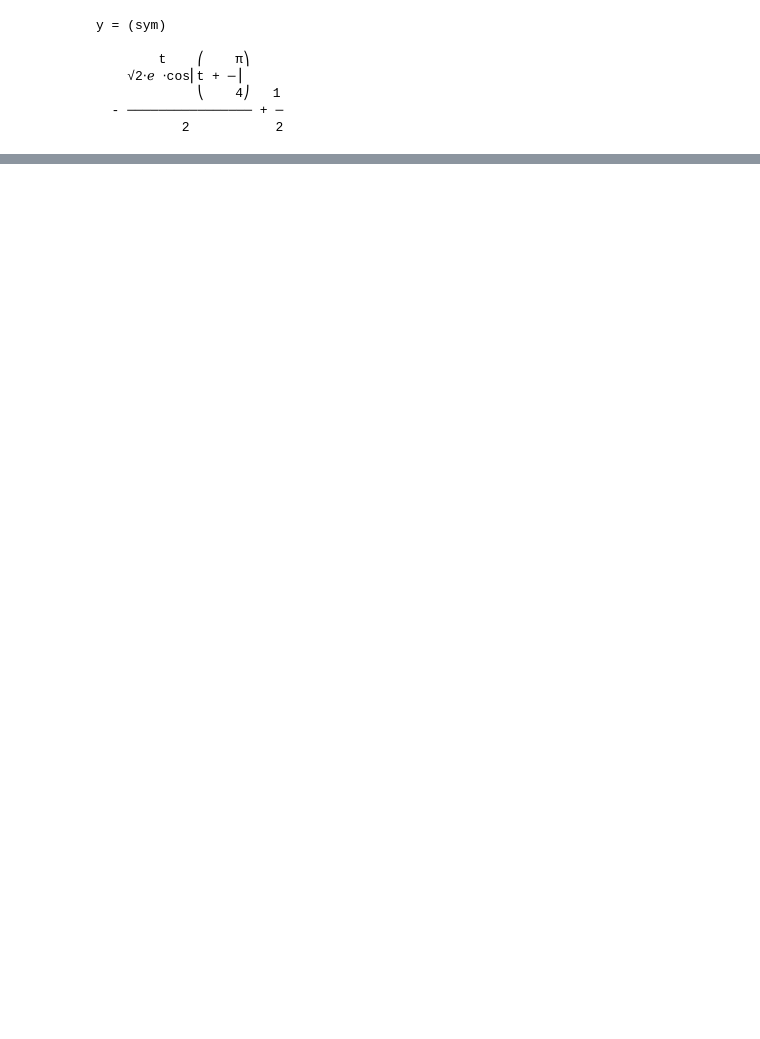
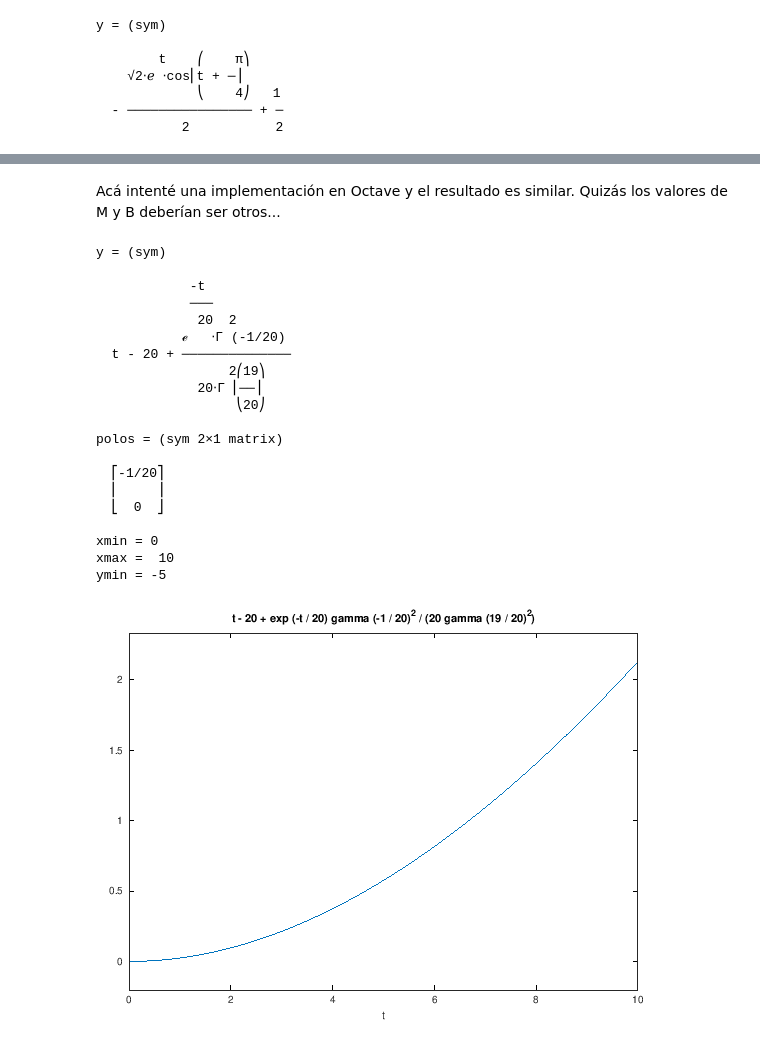
Before and after one commit to SanchezMarceloF/8608-control1, a Jupyter notebook: src/cuestionario1-Laplace.ipynb, the cells around one changed output, grey strips where cells are left out. Drawn from its saved outputs; the diff is of its cells as text; code cells hidden in the pictures; blank space fills up the shorter version.

```diff
--- a/src/cuestionario1-Laplace.ipynb
+++ b/src/cuestionario1-Laplace.ipynb
@@ -208,0 +209,43 @@ mailing list.
+# %% [markdown]
+Acá intenté una implementación en Octave y el resultado es similar. Quizás los valores de M y B deberían ser otros...
+# %%
+syms s;
+
+%Elijo 2 valores de M y B
+M = 20;
+B = 1;
+
+X = 1/s;
+H = 1/(M*s^2+B*s);
+Y = H*X;
+
+% antitransformada
+y = ilaplace(Y)
+%obtengo los polos
+[num den] = numden(Y);
+polos = solve(den)
+%grafico
+xmin = 0, xmax = 10, ymin = -5, ymax = 5;
+ezplot(y,[xmin xmax ymin ymax])
+# %% [output]
+y = (sym)
+
+            -t
+            ───
+             20  2
+           ℯ   ⋅Γ (-1/20)
+  t - 20 + ──────────────
+                 2⎛19⎞
+             20⋅Γ ⎜──⎟
+                  ⎝20⎠
+
+polos = (sym 2×1 matrix)
+
+  ⎡-1/20⎤
+  ⎢     ⎥
+  ⎣  0  ⎦
+
+xmin = 0
+xmax =  10
+ymin = -5
+[figure, added]
```
Also changed, not shown: parts of 18 cells of this notebook, 12 other files.
